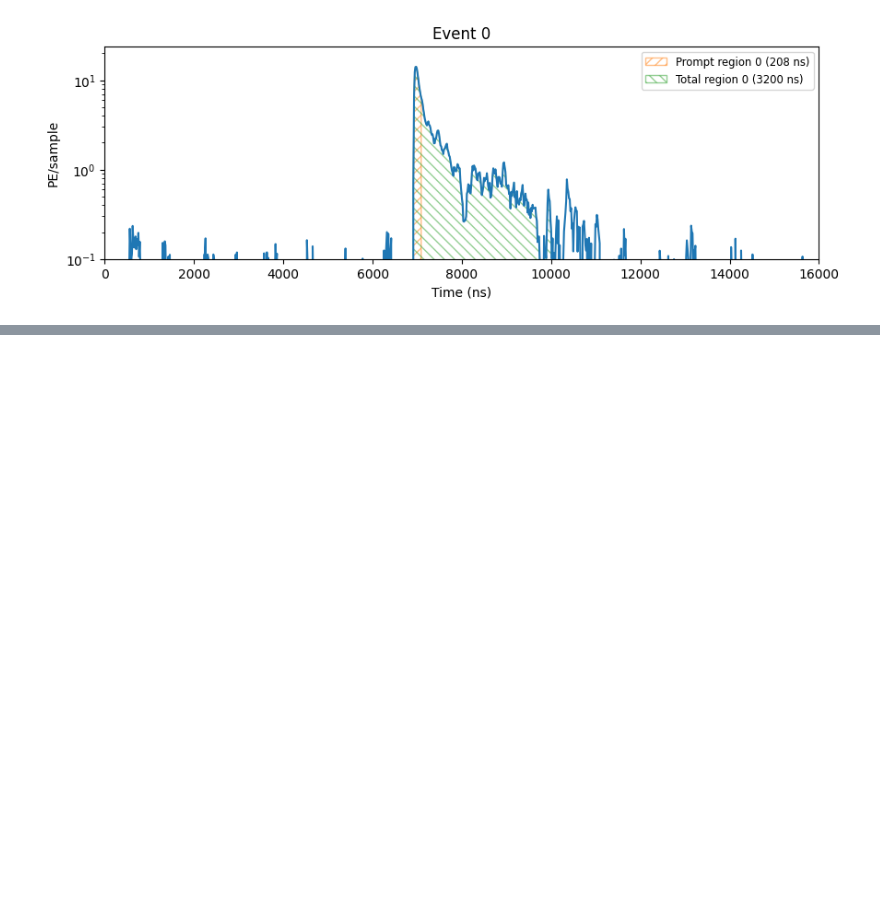
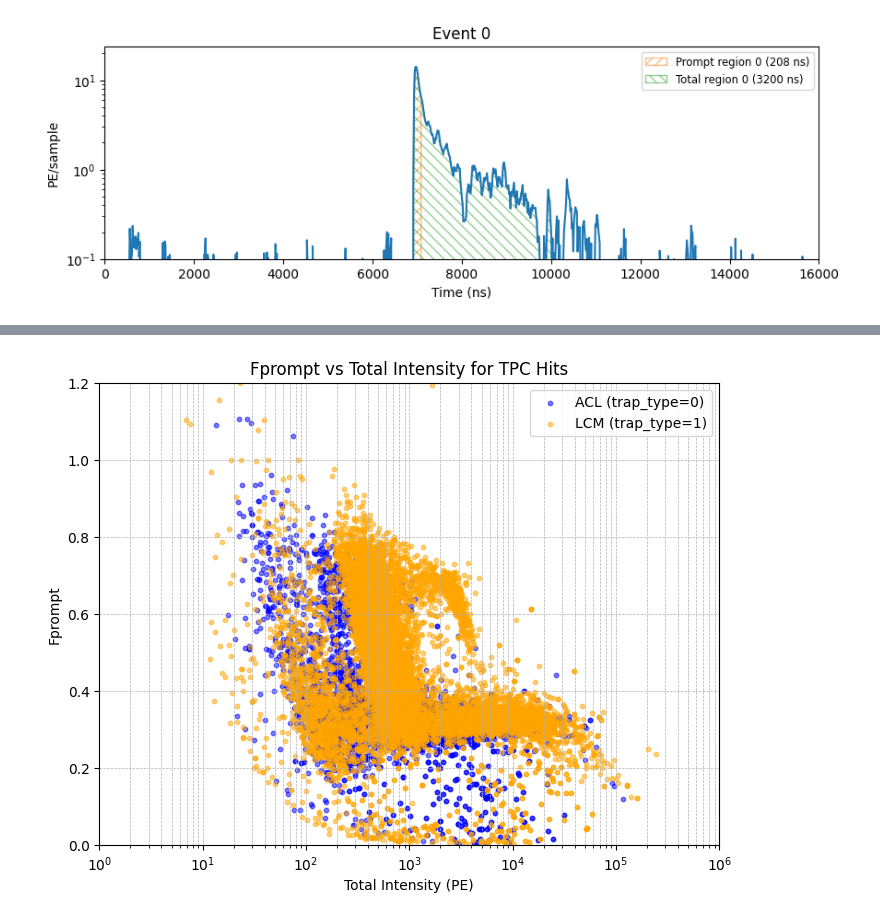
Before and after one commit to jvmead/lrs_tutorials, a Jupyter notebook: lrs_tutorial_6.ipynb, the cells around one changed output, grey strips where cells are left out. Saved outputs shown, nothing was run; the diff lists cells and outputs as text; code cells hidden in the pictures; blank space fills up the shorter version.

```diff
--- a/lrs_tutorial_6.ipynb
+++ b/lrs_tutorial_6.ipynb
@@ -400,0 +460,22 @@ NameError: name 'fprompt_results' is not defined
+# %%
+integral = sum_tpc_hits['integral']
+fprompt = sum_tpc_hits['fprompt']
+
+# plot fprompt vs total intensity for tpc hits where trap_type = 0
+acl_mask = sum_tpc_hits['trap_type'] == 0
+lcm_mask = sum_tpc_hits['trap_type'] == 1
+
+plt.figure(figsize=(8,6))
+plt.scatter(integral[acl_mask], fprompt[acl_mask], alpha=0.5, s=10, label='ACL (trap_type=0)', color='blue')
+plt.scatter(integral[lcm_mask], fprompt[lcm_mask], alpha=0.5, s=10, label='LCM (trap_type=1)', color='orange')
+plt.xscale('log')
+plt.xlabel('Total Intensity (PE)')
+plt.ylabel('Fprompt')
+plt.title('Fprompt vs Total Intensity for TPC Hits')
+plt.grid(True, which='both', ls='--', lw=0.5)
+plt.xlim(1e0, 1e6)
+plt.ylim(0.0, 1.2)
+plt.legend()
+plt.show()
+# %% [output]
+[figure, added]
```
Also changed, not shown: parts of 11 cells of this notebook.
